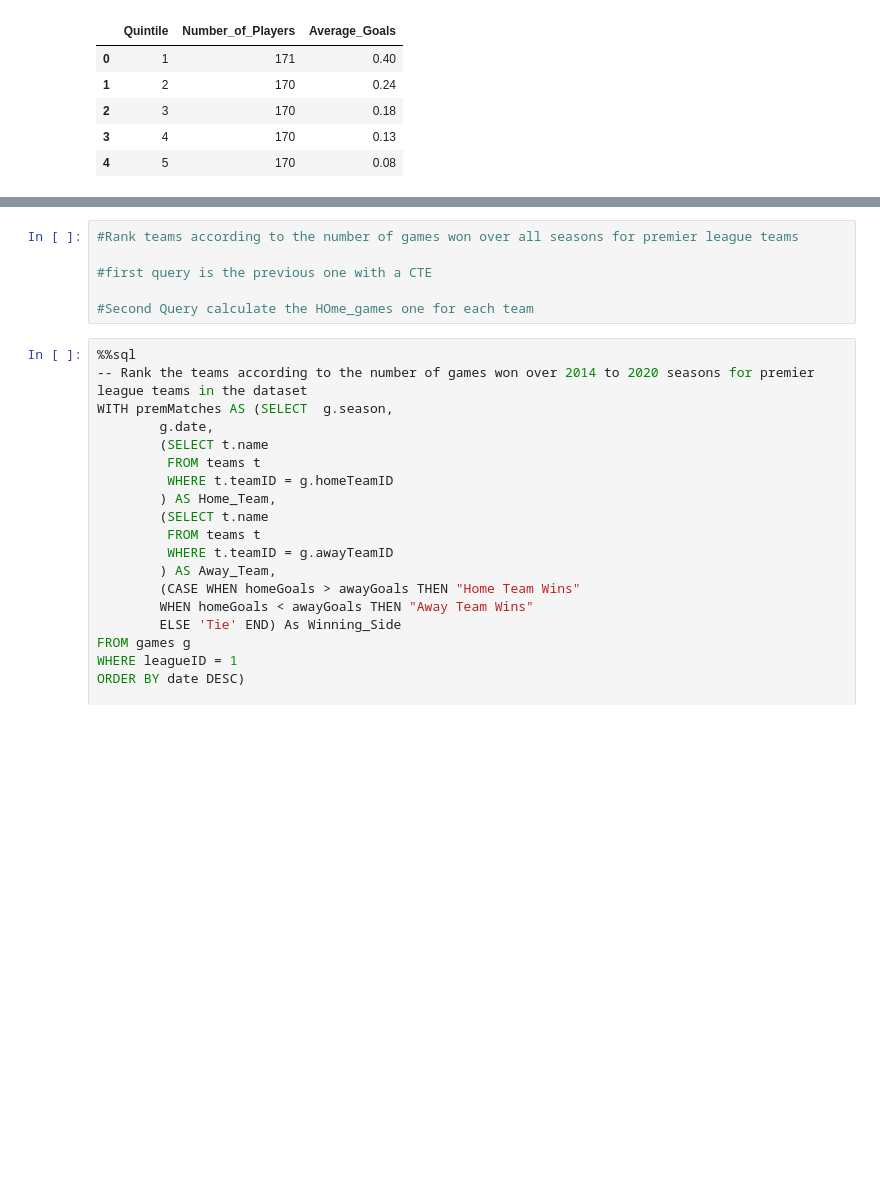
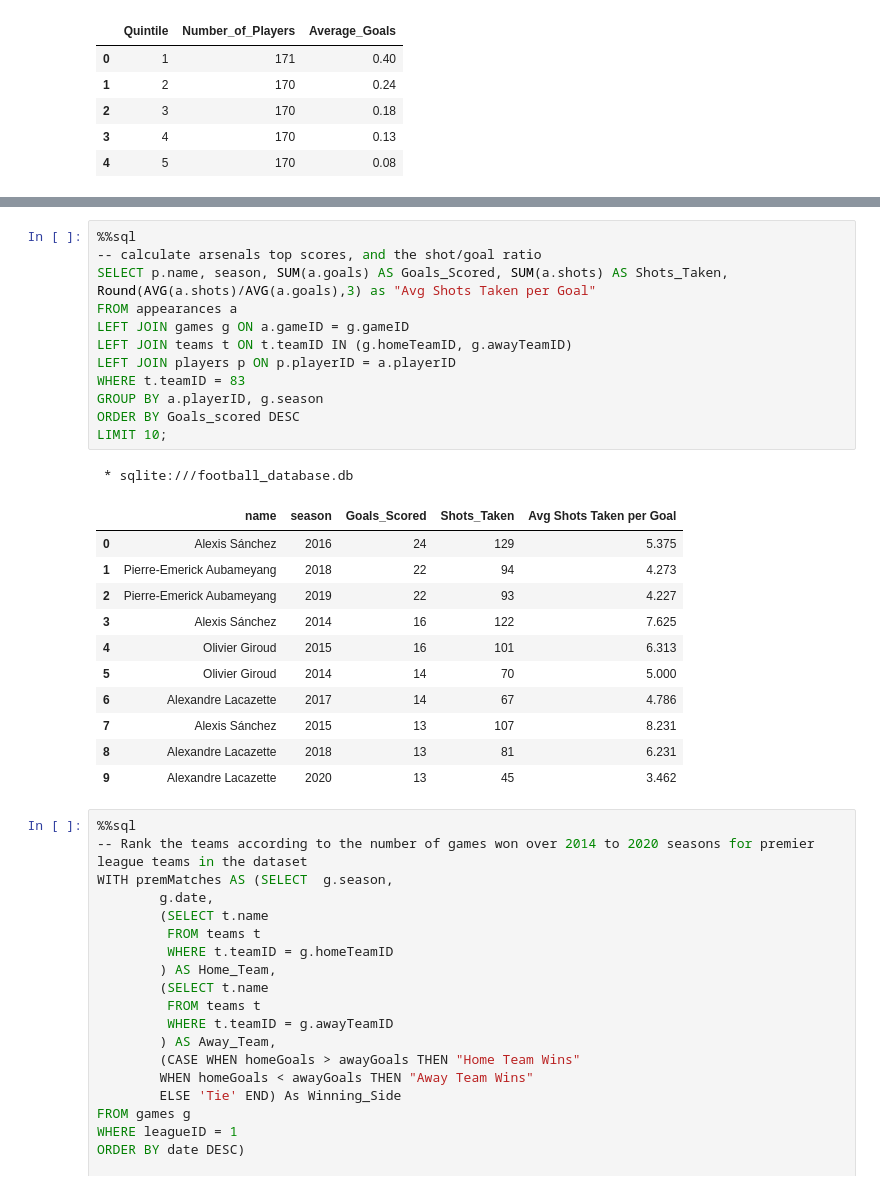
Before and after one commit to Zaki978/European-Soccer-SQL-Data-Project, a Jupyter notebook: EU Football SQL Project.ipynb, the cells around one changed output, grey strips where cells are left out. Drawn from its saved outputs; the diff is of its cells as text; blank space fills up the shorter version.

```diff
--- a/EU Football SQL Project.ipynb
+++ b/EU Football SQL Project.ipynb
@@ -436,9 +441,28 @@ WHERE name LIKE '%Haaland%';
-# %%
-#Rank teams according to the number of games won over all seasons for premier league teams
-
-#first query is the previous one with a CTE
-
-#Second Query calculate the HOme_games one for each team
+# %%
+%%sql
+-- calculate arsenals top scores, and the shot/goal ratio
+SELECT p.name, season, SUM(a.goals) AS Goals_Scored, SUM(a.shots) AS Shots_Taken, Round(AVG(a.shots)/AVG(a.goals),3) as "Avg Shots Taken per Goal"
+FROM appearances a
+LEFT JOIN games g ON a.gameID = g.gameID
+LEFT JOIN teams t ON t.teamID IN (g.homeTeamID, g.awayTeamID)
+LEFT JOIN players p ON p.playerID = a.playerID
+WHERE t.teamID = 83
+GROUP BY a.playerID, g.season
+ORDER BY Goals_scored DESC
+LIMIT 10;
+# %% [output]
+ * sqlite:///football_database.db
+|  | name | season | Goals_Scored | Shots_Taken | Avg Shots Taken per Goal |
+| 0 | Alexis Sánchez | 2016 | 24 | 129 | 5.375 |
+| 1 | Pierre-Emerick Aubameyang | 2018 | 22 | 94 | 4.273 |
+| 2 | Pierre-Emerick Aubameyang | 2019 | 22 | 93 | 4.227 |
+| 3 | Alexis Sánchez | 2014 | 16 | 122 | 7.625 |
+| 4 | Olivier Giroud | 2015 | 16 | 101 | 6.313 |
+| 5 | Olivier Giroud | 2014 | 14 | 70 | 5.000 |
+| 6 | Alexandre Lacazette | 2017 | 14 | 67 | 4.786 |
+| 7 | Alexis Sánchez | 2015 | 13 | 107 | 8.231 |
+| 8 | Alexandre Lacazette | 2018 | 13 | 81 | 6.231 |
+| 9 | Alexandre Lacazette | 2020 | 13 | 45 | 3.462 |
 # %%
 %%sql
 -- Rank the teams according to the number of games won over 2014 to 2020 seasons for premier league teams in the dataset
```
Also changed, not shown: parts of 8 cells of this notebook, 2 other files.
